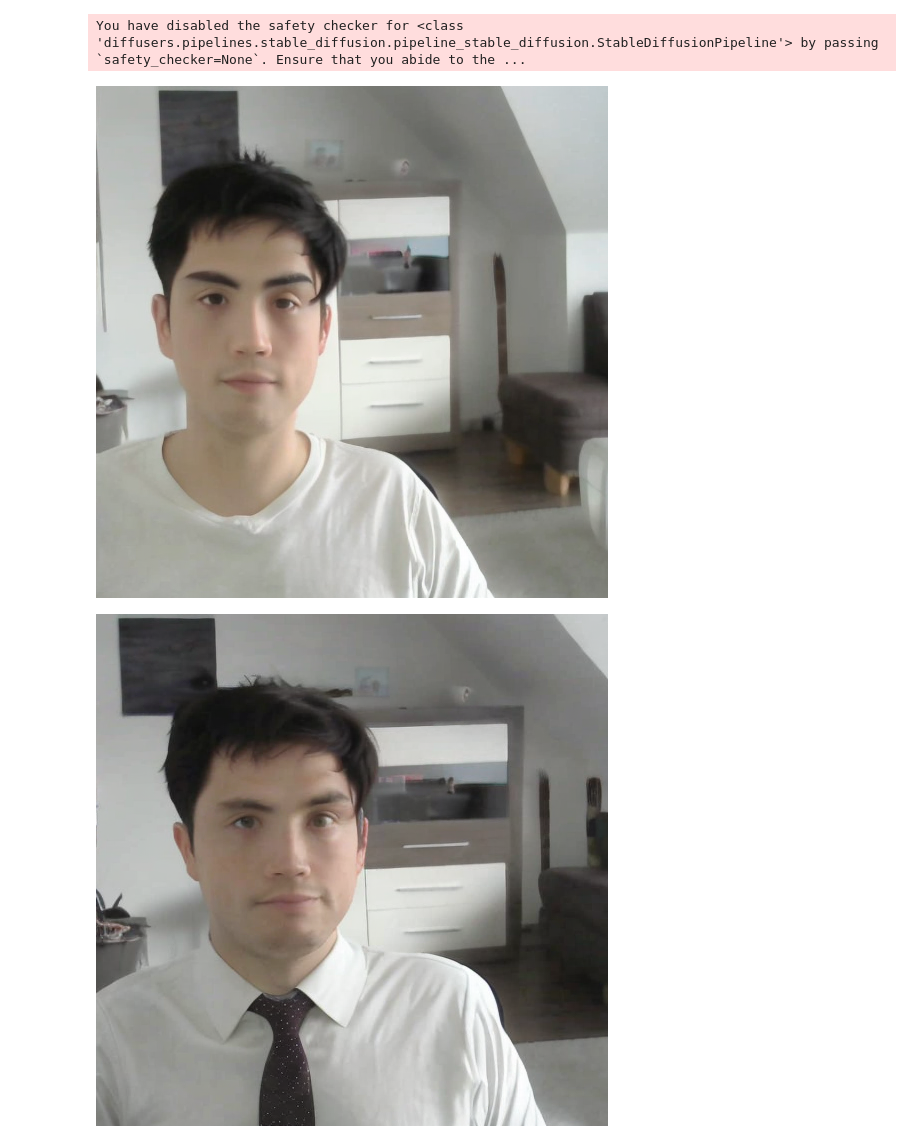
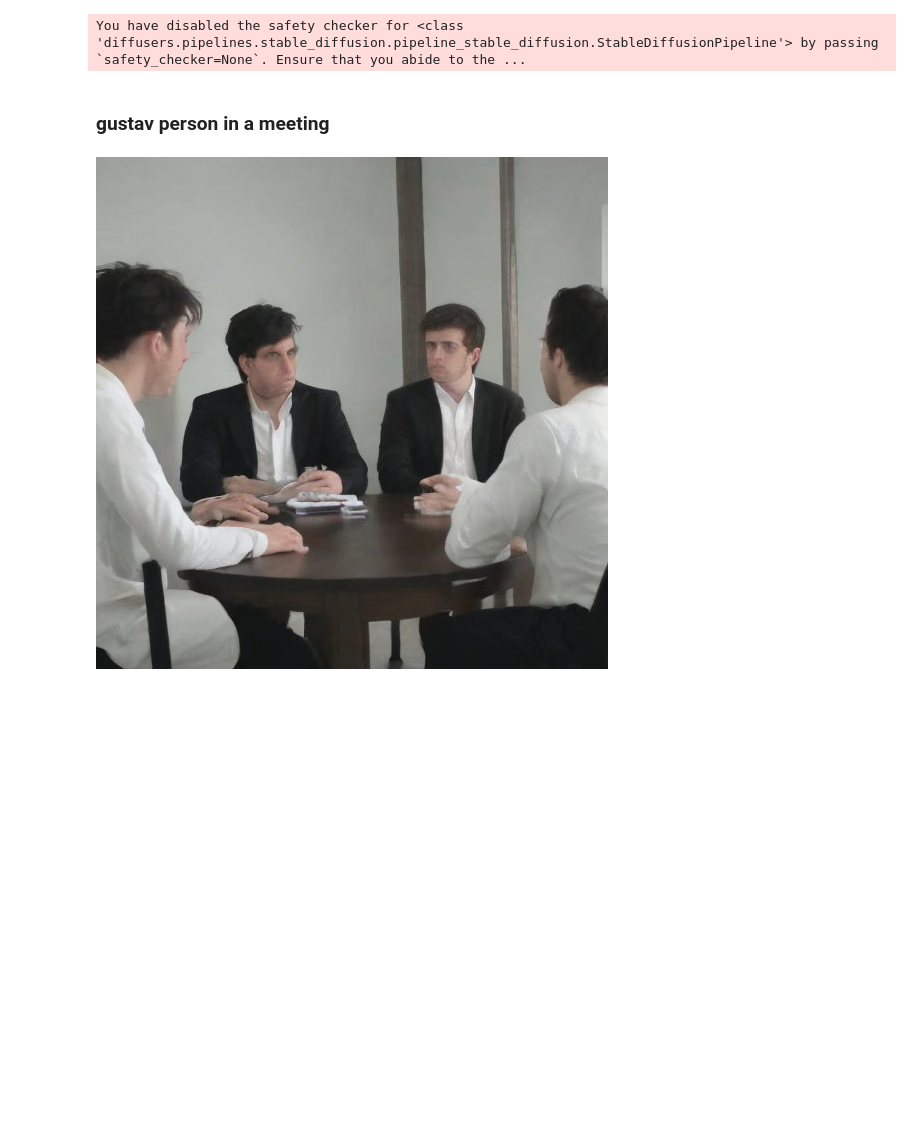
Before and after one commit to gwillig/dreambooth, a Jupyter notebook: Experience_with_dreambooth.ipynb, the cells around one changed output. Saved outputs shown, nothing was run; the diff lists cells and outputs as text; code cells hidden in the pictures; blank space fills up the shorter version.

```diff
--- a/Experience_with_dreambooth.ipynb
+++ b/Experience_with_dreambooth.ipynb
@@ -178,26 +159,25 @@ pipe = StableDiffusionPipeline.from_pretrained(model_id, torch_dtype=torch.float
 /content
 You have disabled the safety checker for <class 'diffusers.pipelines.stable_diffusion.pipeline_stable_diffusion.StableDiffusionPipeline'> by passing `safety_checker=None`. Ensure that you abide to the ...
 # %%
-from IPython.display import Image, display
+from IPython.display import Image, display, HTML
+
 
 example_prompts = [
-"close-up photo of zwx person in a suit",
-"closeup portrait of zwx person in a suit, highly detailed, with future city skyline in the background",
-"Professional headshot of zwx person inside a modern office building, highly detailed, business, open eyes",
-"LinkedIn profile picture of zwx person, close up, professional, businessman, blue suit, 8k"
-]
-
-example_prompts = [
-" clean shaved zwx person" ,
-" zwx person in a suit" ,
+" clean shaved gustav person" ,
+" gustav person in a suit" ,
+" CV photo of gustav person in a suit" ,
+"LinkedIn picture of gustav person in a suit" ,
+"gustav person in a meeting" ,
+"gustav person in modern office" ,
 ]
 
 num_images = len(example_prompts)
 for i in range(num_images):
     prompt = example_prompts[random.randint(0, len(example_prompts) - 1)]
     image = pipe(prompt, num_inference_steps=50, guidance_scale=7.5).images[0]
-    image.save(f"{i}_profile_{prompt}.png")
+    #image.save(f"generated_images/{i}_profile_{prompt}.png")
+    display(HTML(f"<h3>{prompt}</h3>"))
     display(image)
 # %% [output]
+gustav person in a meeting
-[figure, old version]
+[figure, new version]
-[figure, removed]
```
Also changed, not shown: parts of 5 cells of this notebook.
